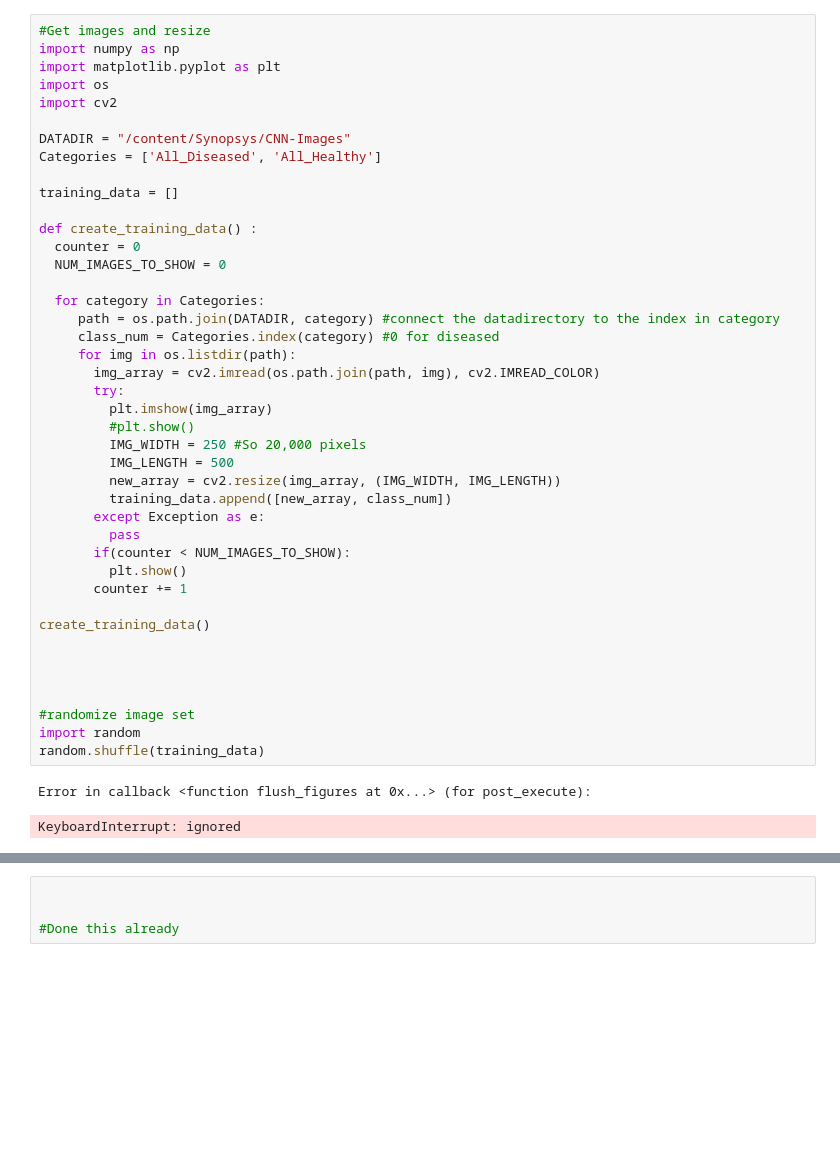
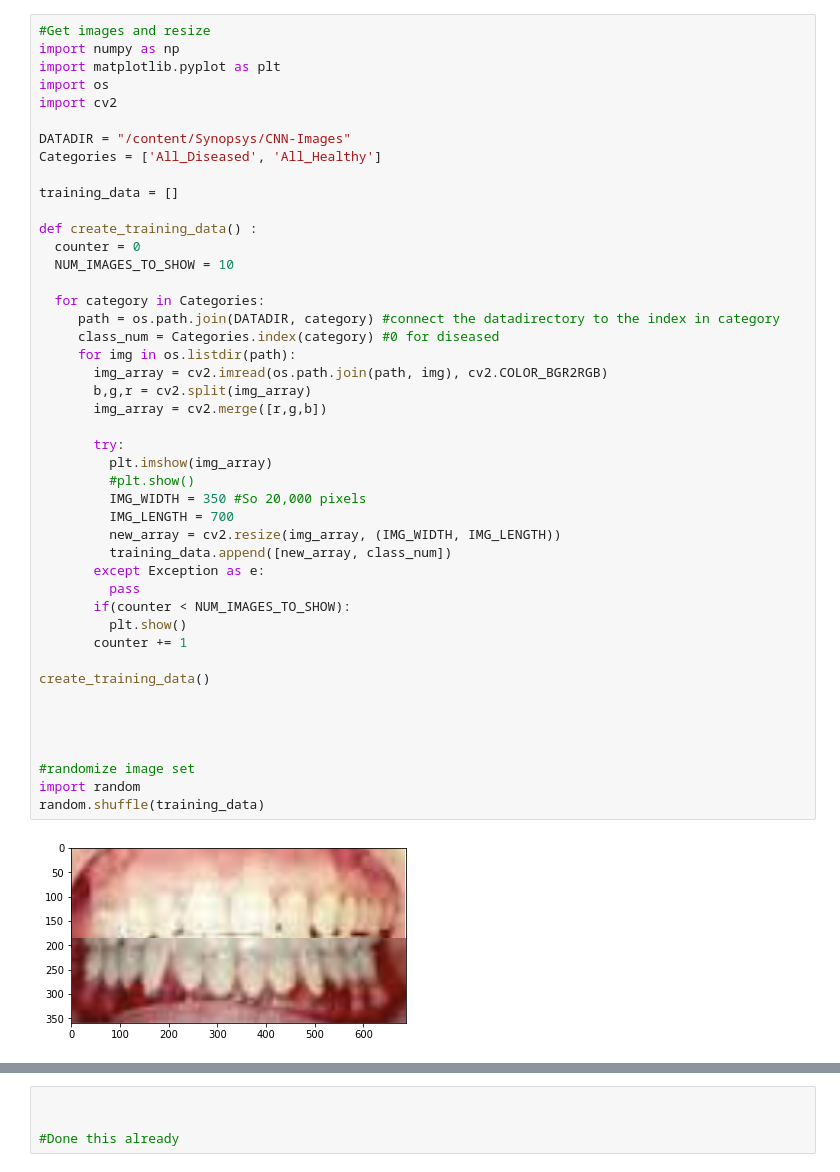
Before and after one commit to 22anirudhk/perioCapture, a Jupyter notebook: CNN_Synopsys.ipynb, the cells around one changed output, grey strips where cells are left out. Cells and saved outputs as stored; diff of their text form; blank space fills up the shorter version.

```diff
--- a/CNN_Synopsys.ipynb
+++ b/CNN_Synopsys.ipynb
@@ -48,36 +46,38 @@ Categories = ['All_Diseased', 'All_Healthy']
 
 training_data = []
 
 def create_training_data() :
   counter = 0
-  NUM_IMAGES_TO_SHOW = 0
+  NUM_IMAGES_TO_SHOW = 10
 
   for category in Categories:
      path = os.path.join(DATADIR, category) #connect the datadirectory to the index in category
      class_num = Categories.index(category) #0 for diseased
      for img in os.listdir(path):
-       img_array = cv2.imread(os.path.join(path, img), cv2.IMREAD_COLOR)
+       img_array = cv2.imread(os.path.join(path, img), cv2.COLOR_BGR2RGB)
+       b,g,r = cv2.split(img_array)
+       img_array = cv2.merge([r,g,b])
+
        try:
          plt.imshow(img_array)
          #plt.show()
-         IMG_WIDTH = 250 #So 20,000 pixels
-         IMG_LENGTH = 500
+         IMG_WIDTH = 350 #So 20,000 pixels
+         IMG_LENGTH = 700
          new_array = cv2.resize(img_array, (IMG_WIDTH, IMG_LENGTH))
          training_data.append([new_array, class_num])
        except Exception as e:
          pass
        if(counter < NUM_IMAGES_TO_SHOW):
          plt.show()
        counter += 1
 
 create_training_data()
 
 
 
 
 #randomize image set
 import random
 random.shuffle(training_data)
 # %% [output]
-Error in callback <function flush_figures at 0x...> (for post_execute):
-KeyboardInterrupt: ignored
+[figure, added]
```
Also changed, not shown: parts of 8 cells of this notebook.
